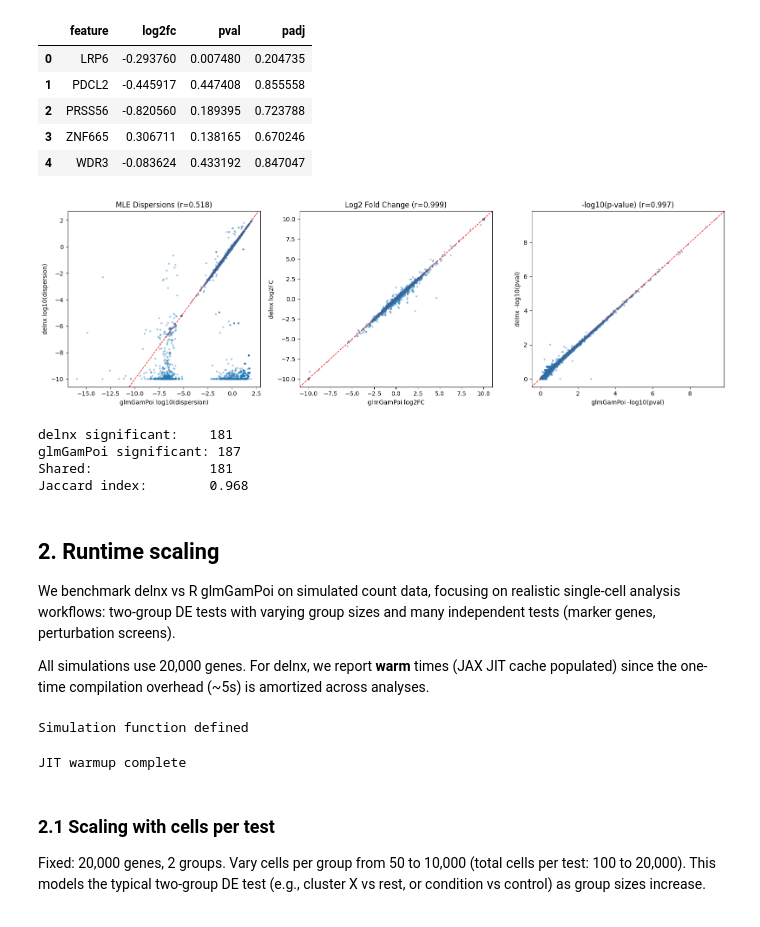
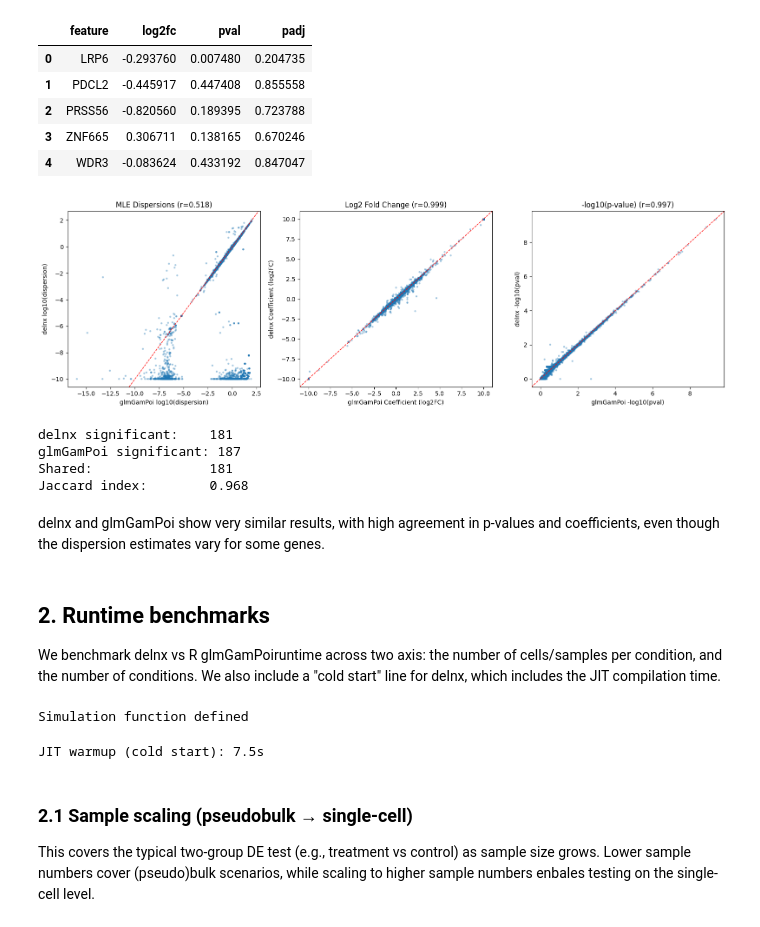
Before and after one commit to mlbelab/delnx, a Jupyter notebook: docs/notebooks/benchmark.ipynb, the cells around one changed output. Drawn from its saved outputs; the diff is of its cells as text; code cells hidden in the pictures.

```diff
--- a/docs/notebooks/benchmark.ipynb
+++ b/docs/notebooks/benchmark.ipynb
@@ -118,36 +114,36 @@ ax.set_title(f"MLE Dispersions (r={r:.3f})")
 ax = axes[1]
 lfc_dx = res_dx.set_index("feature")["log2fc"]
 lfc_gp = res_glmgp.set_index("feature")["log2fc"]
 common = lfc_dx.index.intersection(lfc_gp.index)
 l1, l2 = lfc_dx[common].dropna(), lfc_gp[common].dropna()
 common2 = l1.index.intersection(l2.index)
 r, _ = pearsonr(l1[common2], l2[common2])
 ax.scatter(l2[common2], l1[common2], s=5, alpha=0.3)
 ax.axline((0, 0), slope=1, color="red", linestyle="--", linewidth=1)
-ax.set_xlabel("glmGamPoi log2FC")
-ax.set_ylabel("delnx log2FC")
+ax.set_xlabel("glmGamPoi Coefficient (log2FC)")
+ax.set_ylabel("delnx Coefficient (log2FC)")
 ax.set_title(f"Log2 Fold Change (r={r:.3f})")
 
 # P-values
 ax = axes[2]
 p_dx = res_dx.set_index("feature")["pval"]
 p_gp = res_glmgp.set_index("feature")["pval"]
 p1, p2 = p_dx[common].dropna(), p_gp[common].dropna()
 common3 = p1.index.intersection(p2.index)
 p1v, p2v = p1[common3].replace(0, np.nan).dropna(), p2[common3].replace(0, np.nan).dropna()
 common4 = p1v.index.intersection(p2v.index)
 r, _ = pearsonr(-np.log10(p1v[common4]), -np.log10(p2v[common4]))
 ax.scatter(-np.log10(p2v[common4]), -np.log10(p1v[common4]), s=5, alpha=0.3)
 ax.axline((0, 0), slope=1, color="red", linestyle="--", linewidth=1)
 ax.set_xlabel("glmGamPoi -log10(pval)")
 ax.set_ylabel("delnx -log10(pval)")
 ax.set_title(f"-log10(p-value) (r={r:.3f})")
 
 plt.tight_layout()
 plt.show()
 plt.close()
 # %% [output]
-[figure, old version]
+[figure, new version]
 # %%
 padj_dx = res_dx.set_index("feature")["padj"]
 padj_gp = res_glmgp.set_index("feature")["padj"]
@@ -166,15 +162,12 @@ delnx significant:    181
 glmGamPoi significant: 187
 Shared:               181
 Jaccard index:        0.968
+# %% [markdown]
+delnx and glmGamPoi show very similar results, with high agreement in p-values and coefficients, even though the dispersion estimates vary for some genes.
 # %% [markdown]
-## 2. Runtime scaling
+## 2. Runtime benchmarks
 
-We benchmark delnx vs R glmGamPoi on simulated count data, focusing on realistic
-single-cell analysis workflows: two-group DE tests with varying group sizes and
-many independent tests (marker genes, perturbation screens).
-
-All simulations use 20,000 genes. For delnx, we report **warm** times (JAX JIT cache
-populated) since the one-time compilation overhead (~5s) is amortized across analyses.
+We benchmark delnx vs R glmGamPoiruntime across two axis: the number of cells/samples per condition, and the number of conditions. We also include a "cold start" line for delnx, which includes the JIT compilation time.
 # %%
 import anndata as ad
 
@@ -207,17 +200,17 @@ print("Simulation function defined")
 # %% [output]
 Simulation function defined
 # %%
-# Warm up JAX JIT cache
+# Measure cold start (JIT compilation) time
+t0 = time.time()
 adata_warmup = simulate_pseudobulk(1000, 2, 3)
 fit_warmup = dx.tl.nb_fit(adata_warmup, condition_key="condition", reference="cond_0", verbose=False)
 _ = dx.tl.nb_test(adata_warmup, fit_warmup, contrast="condition[T.cond_1]")
-print("JIT warmup complete")
+jit_warmup_time = time.time() - t0
+print(f"JIT warmup (cold start): {jit_warmup_time:.1f}s")
 # %% [output]
-JIT warmup complete
+JIT warmup (cold start): 7.5s
 # %% [markdown]
-### 2.1 Scaling with cells per test
+### 2.1 Sample scaling (pseudobulk → single-cell)
 
-Fixed: 20,000 genes, 2 groups. Vary cells per group from 50 to 10,000
-(total cells per test: 100 to 20,000). This models the typical two-group DE test
-(e.g., cluster X vs rest, or condition vs control) as group sizes increase.
+This covers the typical two-group DE test (e.g., treatment vs control) as sample size grows. Lower sample numbers cover (pseudo)bulk scenarios, while scaling to higher sample numbers enbales testing on the single-cell level.
 # %%
```
Also changed, not shown: parts of 11 cells of this notebook, 3 other files.
